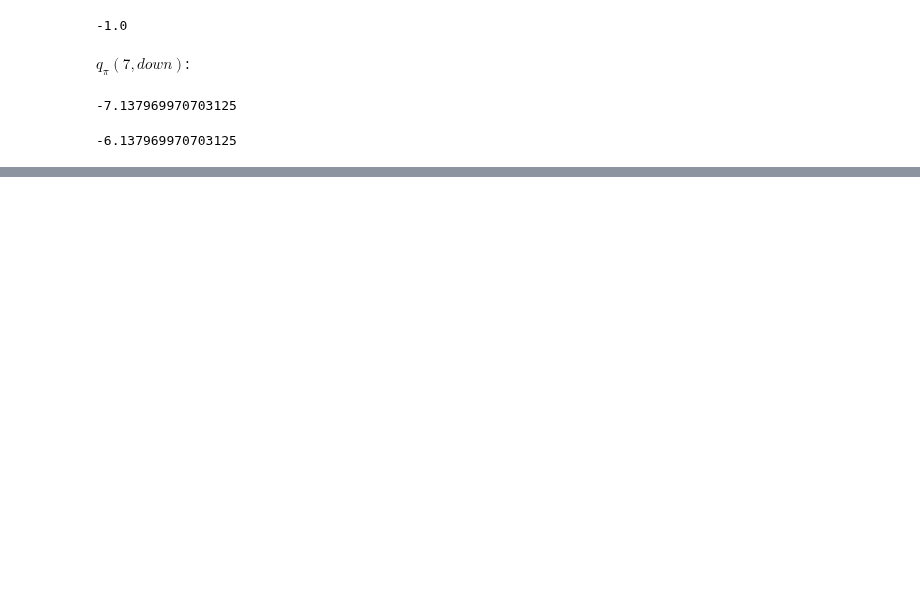
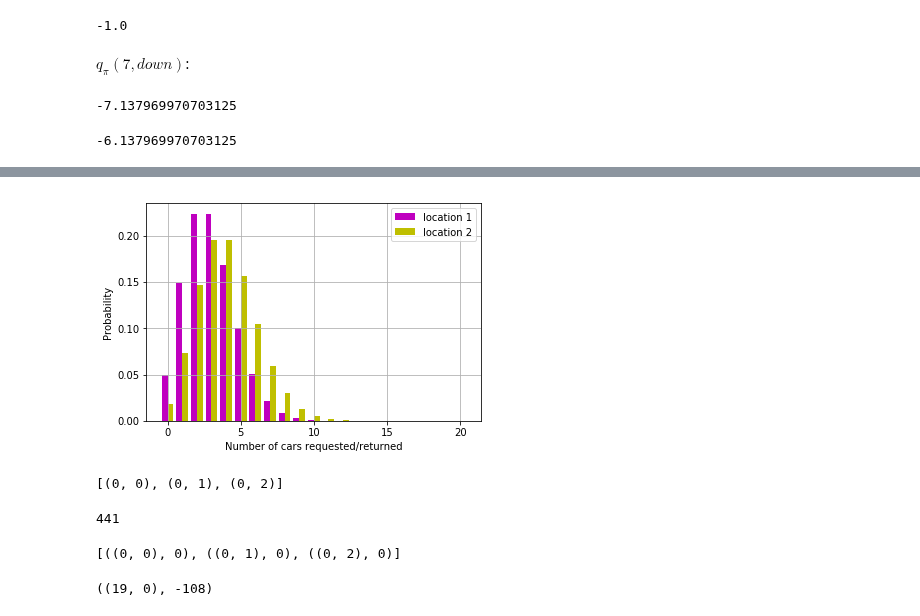
Before and after one commit to billtubbs/game-learner, a Jupyter notebook: Sutton-Barto-book-exercise-answers.ipynb, the cells around one changed output, grey strips where cells are left out. Drawn from its saved outputs; the diff is of its cells as text; code cells hidden in the pictures; blank space fills up the shorter version.

```diff
--- a/Sutton-Barto-book-exercise-answers.ipynb
+++ b/Sutton-Barto-book-exercise-answers.ipynb
@@ -352,0 +394,39 @@ values[(2, 3)]
+# %%
+from scipy.special import factorial
+lam1, lam2 = 3, 4
+
+def prob_request(n, lam):
+
+    return lam**n/factorial(n)*np.exp(-lam)
+
+n_max = 20
+n = np.arange(0, n_max + 1)
+probs = prob_request(n, lam1), prob_request(n, lam2)
+# %%
+# Plot pdf
+ax = plt.subplot(111)
+ax.bar(n-0.2, probs[0], width=0.4, color='m', align='center', label="location 1")
+ax.bar(n+0.2, probs[1], width=0.4, color='y', align='center', label="location 2")
+
+plt.xlabel("Number of cars requested/returned")
+plt.ylabel("Probability")
+plt.legend()
+plt.grid()
+# %% [output]
+[figure, added]
+# %%
+states = []
+for c1 in range(n_max + 1):
+    for c2 in range(n_max + 1):
+        states.append((c1, c2))
+print(states[0:3])
+len(states)
+# %% [output]
+[(0, 0), (0, 1), (0, 2)]
+441
+# %%
+# State value-function
+values = {s: 0 for s in states}
+list(values.items())[0:3]
+# %% [output]
+[((0, 0), 0), ((0, 1), 0), ((0, 2), 0)]
@@ -352,0 +470,5 @@ values[(2, 3)]
+# %%
+# Test
+next_state((10, 10), random_policy, values)
+# %% [output]
+((19, 0), -108)
```
Also changed, not shown: parts of 59 cells of this notebook.
